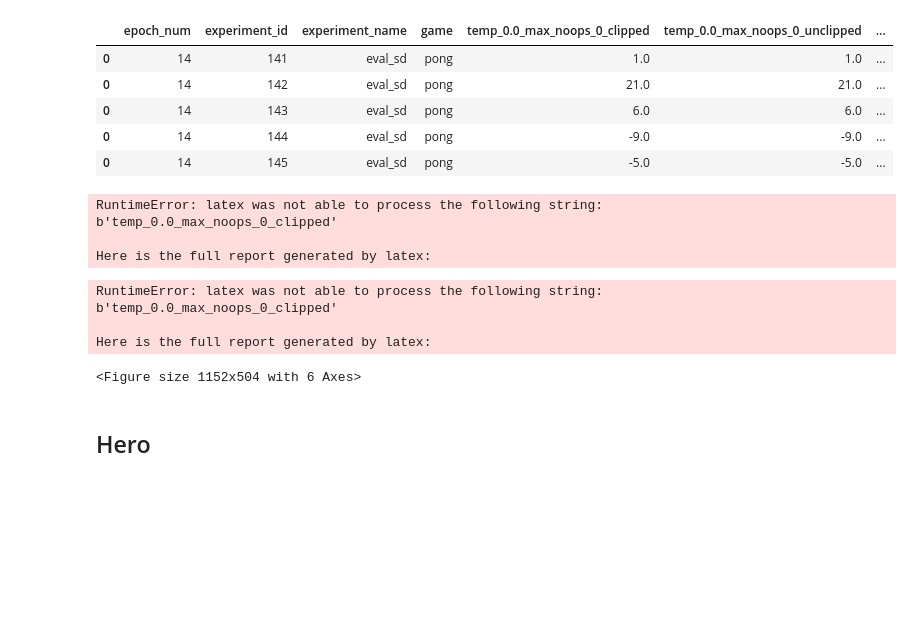
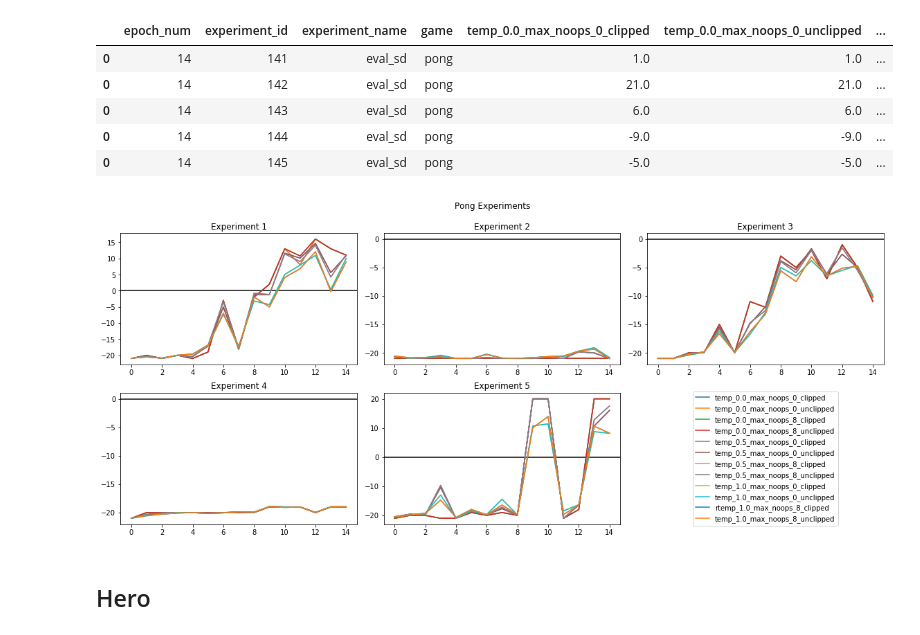
Before and after one commit to dakaun/worldmodel, a Jupyter notebook: tensor2tensor/tensor2tensor/rl/read_experiments/read_experiments.ipynb, the cells around one changed output. Drawn from its saved outputs; the diff is of its cells as text; code cells hidden in the pictures; blank space fills up the shorter version.

```diff
--- a/tensor2tensor/tensor2tensor/rl/read_experiments/read_experiments.ipynb
+++ b/tensor2tensor/tensor2tensor/rl/read_experiments/read_experiments.ipynb
@@ -46,8 +46,8 @@ plt.rc('text', usetex=True)
 # %%
 #plt.rc('font',**{'family':'sans-serif','sans-serif':['Helvetica']})
 # %%
-plt.rc('text', usetex=True)
-plt.rc('font', family='serif')
+#plt.rc('text', usetex=True)
+#plt.rc('font', family='serif')
 
 f, ax = plt.subplots(2,3,figsize = (16,7))
 #title = f.suptitle('BIG TITLE')
@@ -60,43 +60,35 @@ for i, axis in enumerate(ax.ravel()):
     if i!= 5:
         axis.axhline(y=0, color='black')
 
         axis.plot(pong_exp_allepoch['epoch_num'], pong_exp_allepoch['temp_0.0_max_noops_0_clipped'], label=r'temp_0.0_max_noops_0_clipped')
         axis.plot(pong_exp_allepoch['epoch_num'], pong_exp_allepoch['temp_0.0_max_noops_0_unclipped'], label=r'temp_0.0_max_noops_0_unclipped')
         axis.plot(pong_exp_allepoch['epoch_num'], pong_exp_allepoch['temp_0.0_max_noops_8_clipped'], label=r'temp_0.0_max_noops_8_clipped')
         axis.plot(pong_exp_allepoch['epoch_num'], pong_exp_allepoch['temp_0.0_max_noops_8_unclipped'], label=r'temp_0.0_max_noops_8_unclipped')
         axis.plot(pong_exp_allepoch['epoch_num'], pong_exp_allepoch['temp_0.5_max_noops_0_clipped'], label=r'temp_0.5_max_noops_0_clipped')
         axis.plot(pong_exp_allepoch['epoch_num'], pong_exp_allepoch['temp_0.5_max_noops_0_unclipped'], label=r'temp_0.5_max_noops_0_unclipped')
         axis.plot(pong_exp_allepoch['epoch_num'], pong_exp_allepoch['temp_0.5_max_noops_8_clipped'], label=r'temp_0.5_max_noops_8_clipped')
         axis.plot(pong_exp_allepoch['epoch_num'], pong_exp_allepoch['temp_0.5_max_noops_8_unclipped'], label=r'temp_0.5_max_noops_8_unclipped')
         axis.plot(pong_exp_allepoch['epoch_num'], pong_exp_allepoch['temp_1.0_max_noops_0_clipped'], label=r'temp_1.0_max_noops_0_clipped')
         axis.plot(pong_exp_allepoch['epoch_num'], pong_exp_allepoch['temp_1.0_max_noops_0_unclipped'], label=r'temp_1.0_max_noops_0_unclipped')
         axis.plot(pong_exp_allepoch['epoch_num'], pong_exp_allepoch['temp_1.0_max_noops_8_clipped'], label='rtemp_1.0_max_noops_8_clipped')
         axis.plot(pong_exp_allepoch['epoch_num'], pong_exp_allepoch['temp_1.0_max_noops_8_unclipped'], label=r'temp_1.0_max_noops_8_unclipped')
-        exp_title = r'$Experiment $'
+        exp_title = f'Experiment {(i+1)}'
         axis.set_title(exp_title)
     else:
         axis.set_axis_off()
         legend = axis.legend(handles, labels,loc='center')
     if i==4:
         handles, labels = axis.get_legend_handles_labels()
 
 #plt.legend(bbox_to_anchor=(1.05, 0.5), loc='center left')
 plt.tight_layout()
 f.suptitle('Pong Experiments')
 #title.set_y(0.95)
 f.subplots_adjust(top=0.89)
 plt.show()
 f.savefig('pong_experiments.png')
 # %% [output]
-RuntimeError: latex was not able to process the following string:
-b'temp_0.0_max_noops_0_clipped'
-
-Here is the full report generated by latex:
-RuntimeError: latex was not able to process the following string:
-b'temp_0.0_max_noops_0_clipped'
-
-Here is the full report generated by latex:
-<Figure size 1152x504 with 6 Axes>
+[figure, added]
 # %% [markdown]
 ## Hero
 # %%
```
Also changed, not shown: parts of 11 cells of this notebook.
